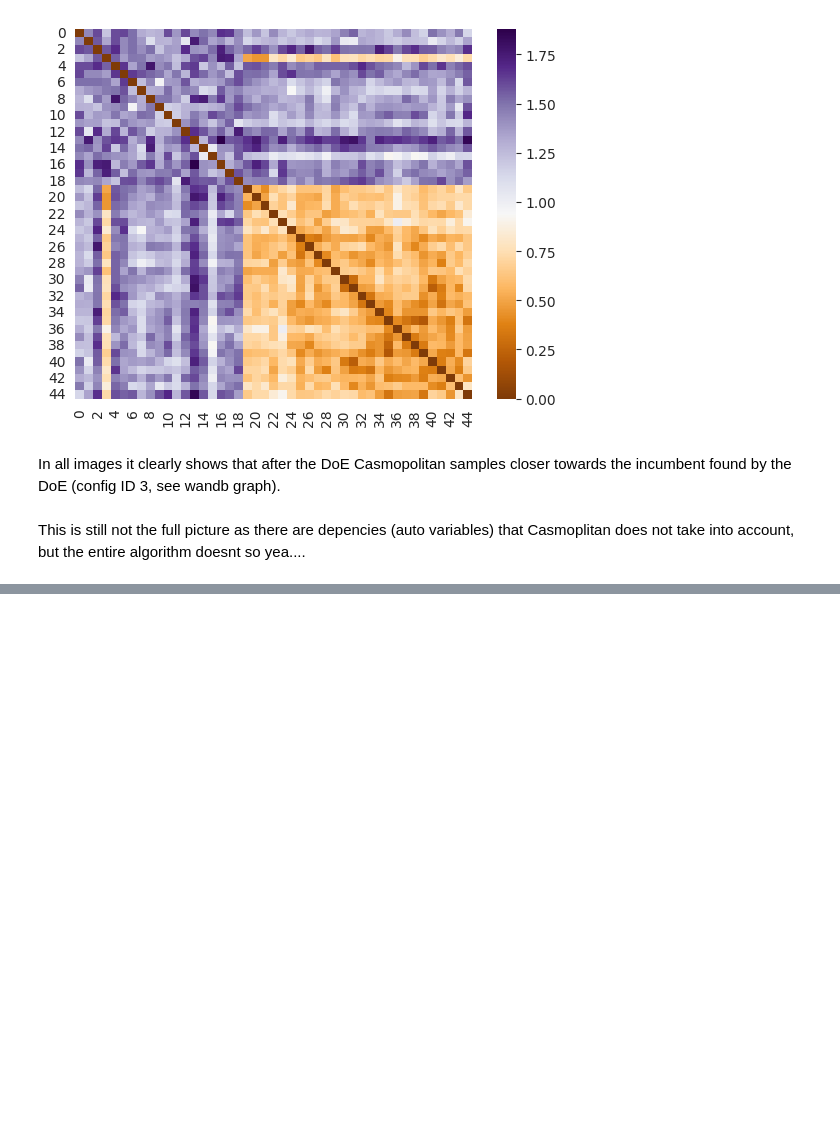
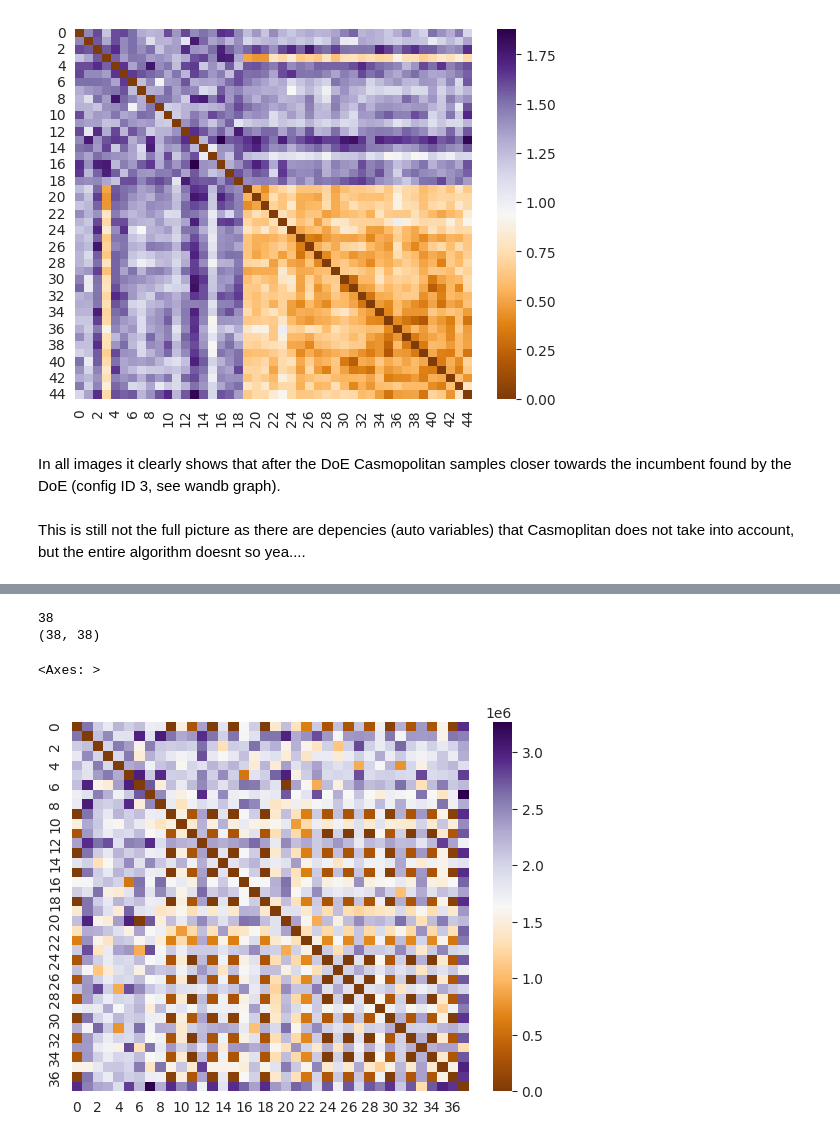
Before and after one commit to Skippybal/Styx, a Jupyter notebook: Distances_Casmo_SMAC.ipynb, the cells around one changed output, grey strips where cells are left out. Drawn from its saved outputs; the diff is of its cells as text; code cells hidden in the pictures; blank space fills up the shorter version.

```diff
--- a/Distances_Casmo_SMAC.ipynb
+++ b/Distances_Casmo_SMAC.ipynb
@@ -222,0 +280,8 @@ This is still not the full picture as there are depencies (auto variables) that
+# %%
+smac_euc_dist = build_euc_dist_mat(casmo_configspace, smac_dataframe, cat_names, cont_names)
+sns.heatmap(smac_euc_dist + smac_euc_dist.T, cmap="PuOr")
+# %% [output]
+38
+(38, 38)
+<Axes: >
+[figure, added]
```
Also changed, not shown: parts of 12 cells of this notebook.
